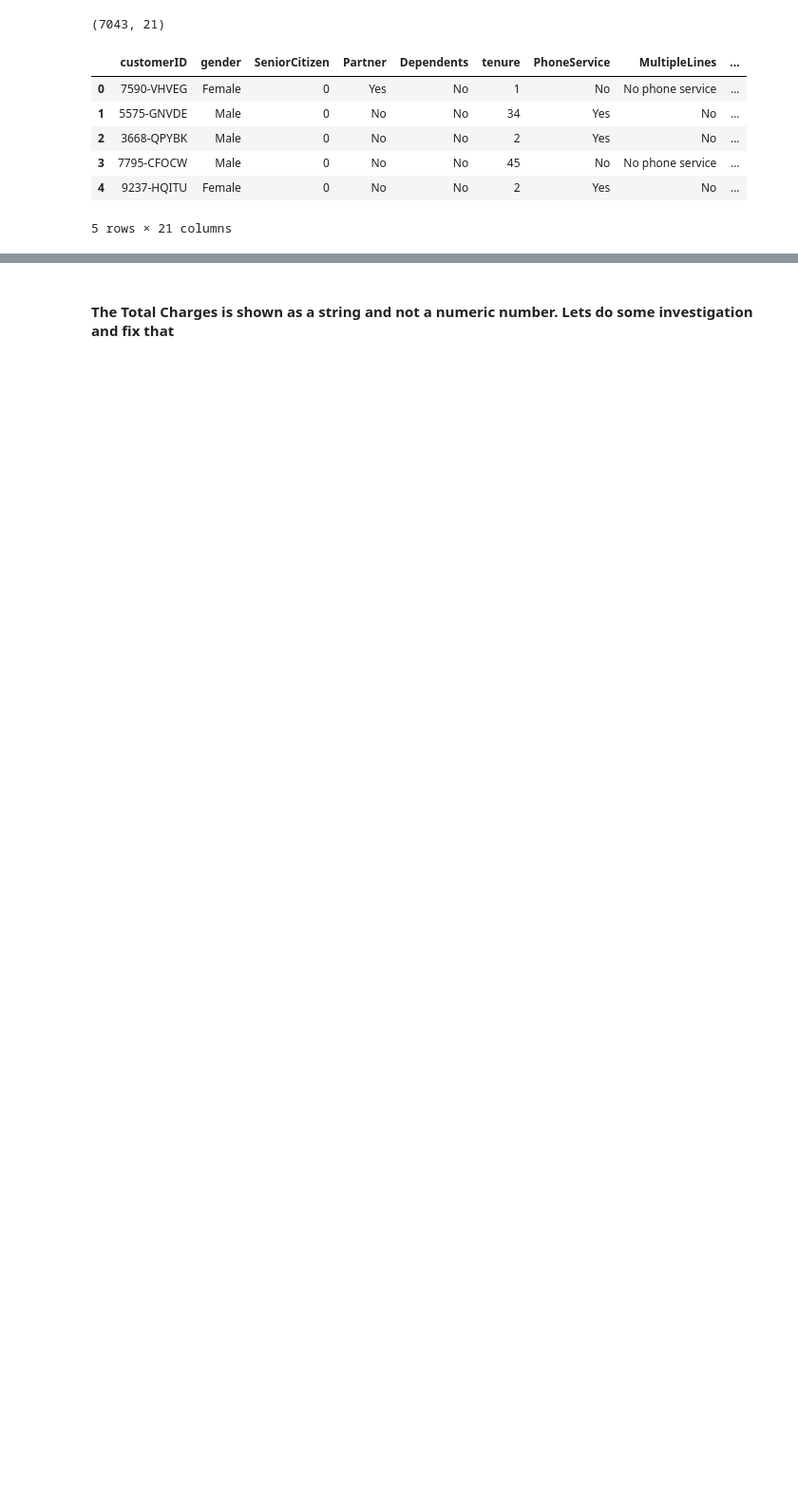
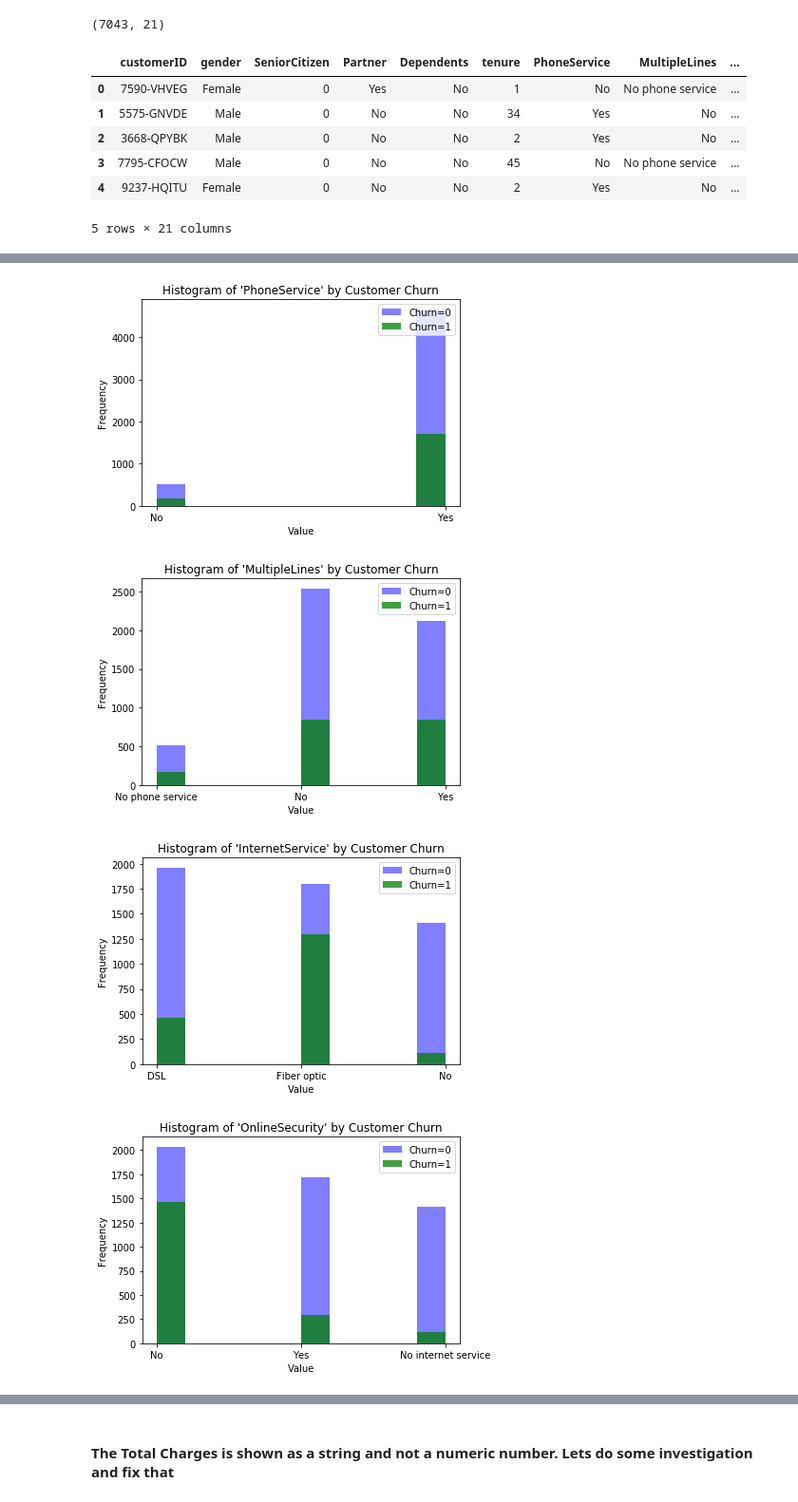
Before and after one commit to vipulpopat/MSCAI_CE4021_Project, a Jupyter notebook: Etivity_18195067.ipynb, the cells around one changed output, grey strips where cells are left out. Shown at 95% size. Saved outputs shown, nothing was run; the diff lists cells and outputs as text; code cells hidden in the pictures; blank space fills up the shorter version.

```diff
--- a/Etivity_18195067.ipynb
+++ b/Etivity_18195067.ipynb
@@ -106,0 +170,12 @@ dataframe.describe(include=['O'])
+# %%
+services = ['PhoneService', 'MultipleLines', 'InternetService', 'OnlineSecurity', 'OnlineBackup',
+            'DeviceProtection', 'TechSupport', 'StreamingTV', 'StreamingMovies']
+
+# Churn by Services:
+for service in services:
+    plot_histogram_dv(dataframe[service], dataframe.Churn)
+# %% [output]
+[figure, added]
+[figure, added]
+[figure, added]
+[figure, added]
```
Also changed, not shown: parts of 54 cells of this notebook.
